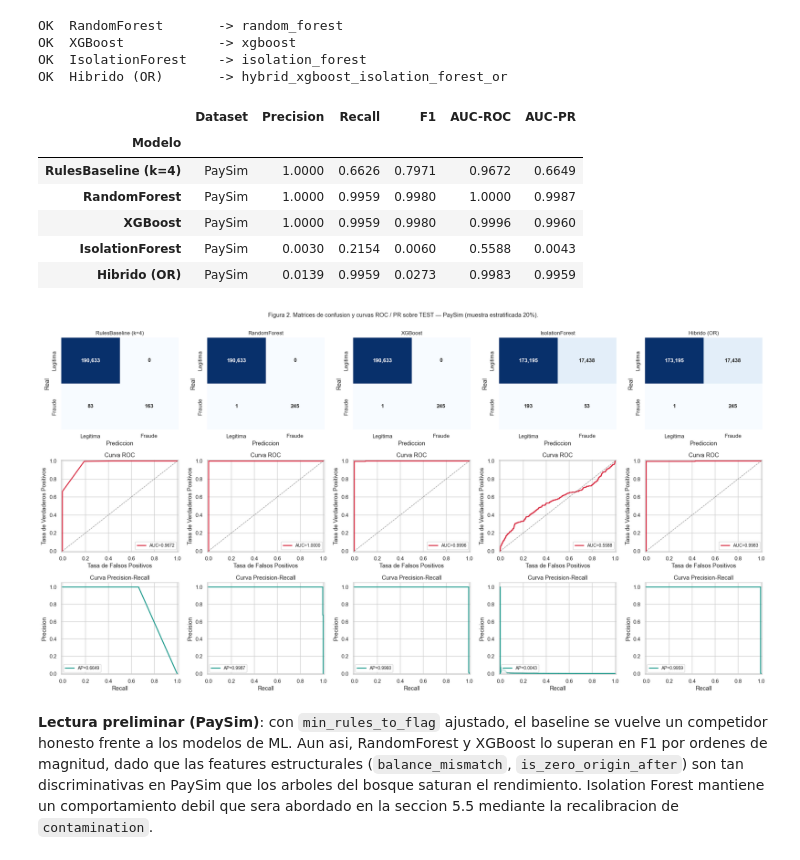
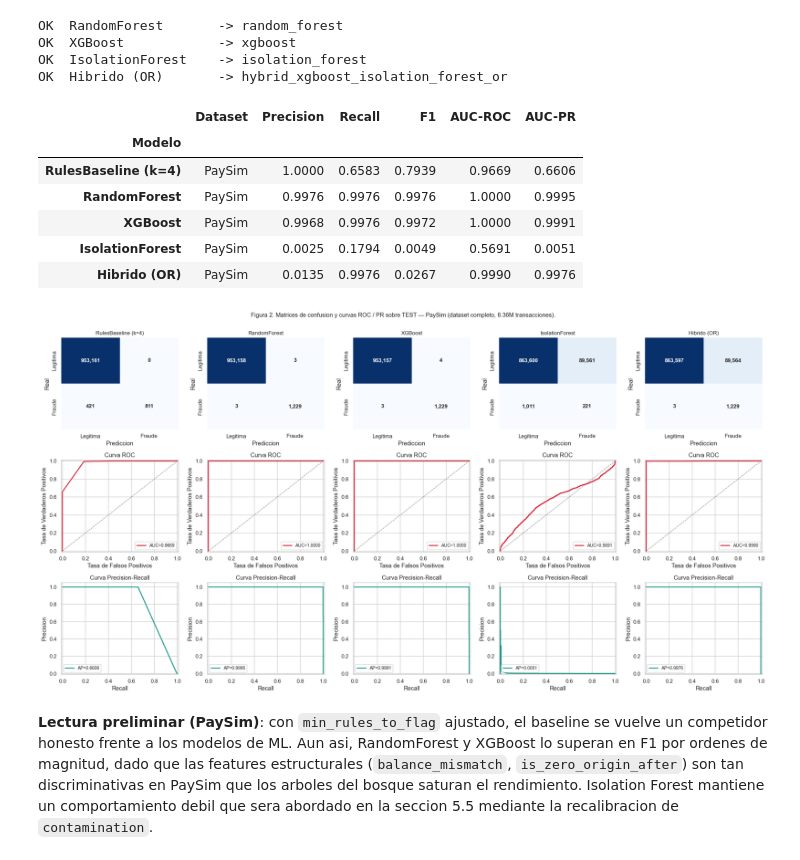
Before and after one commit to Cesaredmyt/fraud-detection-itm, a Jupyter notebook: notebooks/05_evaluacion_final_y_comparacion.ipynb, the cells around one changed output. Drawn from its saved outputs; the diff is of its cells as text; code cells hidden in the pictures.

```diff
--- a/notebooks/05_evaluacion_final_y_comparacion.ipynb
+++ b/notebooks/05_evaluacion_final_y_comparacion.ipynb
@@ -193,14 +196,16 @@ def reproducir_split_creditcard() -> tuple[pd.DataFrame, pd.Series, pd.DataFrame
 
 
 def reproducir_split_paysim() -> tuple[pd.DataFrame, pd.Series, pd.DataFrame, pd.Series, pd.DataFrame, pd.Series]:
-    """Reproduce el split del experimento exp_008 (PaySim con SMOTE).
+    """Reproduce el split del experimento exp_009 (PaySim COMPLETO con SMOTE).
 
-    Mantiene la misma logica que el training_pipeline: sample_fraction=0.20,
-    features temporal+amount+behavioral, exclusion de isFlaggedFraud. Devuelve
+    A diferencia de exp_008 (que usaba sample_fraction=0.20), aqui se cargan
+    los 6.36M de transacciones completas; el TEST resultante es 15% de ese
+    universo y por tanto representativo del comportamiento total del dataset.
+    Features temporal+amount+behavioral, exclusion de isFlaggedFraud. Devuelve
     tambien X_train_numeric/y_train para poder estimar la prevalencia real
     necesaria para la re-calibracion de Isolation Forest (tarea 3).
     """
-    df_clean, _ = load_and_clean('paysim', sample_fraction=0.20)
+    df_clean, _ = load_and_clean('paysim')
     df_feat = apply_features(
         df_clean,
         dataset='paysim',
@@ -468,12 +479,12 @@ Mejor min_rules_to_flag por F1: 4
 > regimen de carga operativa y la mejora de F1 atribuible al ML deja de estar
 > contaminada por una linea base intencionalmente permisiva.
 # %%
-# Cargar los modelos supervisados, IF e hibrido de PaySim (exp_008)
+# Cargar los modelos supervisados, IF e hibrido de PaySim (exp_009, dataset completo)
 MODELOS_PS = {
-    'RandomForest':    MODELS_DIR / 'exp_008_paysim_with_smote__random_forest.joblib',
-    'XGBoost':         MODELS_DIR / 'exp_008_paysim_with_smote__xgboost.joblib',
-    'IsolationForest': MODELS_DIR / 'exp_008_paysim_with_smote__isolation_forest.joblib',
-    'Hibrido (OR)':    MODELS_DIR / 'exp_008_paysim_with_smote__hybrid_xgboost_isolation_forest_or.joblib',
+    'RandomForest':    MODELS_DIR / 'exp_009_paysim_full_test__random_forest.joblib',
+    'XGBoost':         MODELS_DIR / 'exp_009_paysim_full_test__xgboost.joblib',
+    'IsolationForest': MODELS_DIR / 'exp_009_paysim_full_test__isolation_forest.joblib',
+    'Hibrido (OR)':    MODELS_DIR / 'exp_009_paysim_full_test__hybrid_xgboost_isolation_forest_or.joblib',
 }
 
 modelos_ps = {nombre: cargar_modelo(path) for nombre, path in MODELOS_PS.items()}
@@ -516,21 +527,21 @@ tabla_ps
 # %% [output]
 |  | Dataset | Precision | Recall | F1 | AUC-ROC | AUC-PR |
 | Modelo |  |  |  |  |  |  |
-| RulesBaseline (k=4) | PaySim | 1.0000 | 0.6626 | 0.7971 | 0.9672 | 0.6649 |
-| RandomForest | PaySim | 1.0000 | 0.9959 | 0.9980 | 1.0000 | 0.9987 |
-| XGBoost | PaySim | 1.0000 | 0.9959 | 0.9980 | 0.9996 | 0.9960 |
-| IsolationForest | PaySim | 0.0030 | 0.2154 | 0.0060 | 0.5588 | 0.0043 |
-| Hibrido (OR) | PaySim | 0.0139 | 0.9959 | 0.0273 | 0.9983 | 0.9959 |
+| RulesBaseline (k=4) | PaySim | 1.0000 | 0.6583 | 0.7939 | 0.9669 | 0.6606 |
+| RandomForest | PaySim | 0.9976 | 0.9976 | 0.9976 | 1.0000 | 0.9995 |
+| XGBoost | PaySim | 0.9968 | 0.9976 | 0.9972 | 1.0000 | 0.9991 |
+| IsolationForest | PaySim | 0.0025 | 0.1794 | 0.0049 | 0.5691 | 0.0051 |
+| Hibrido (OR) | PaySim | 0.0135 | 0.9976 | 0.0267 | 0.9990 | 0.9976 |
 # %%
-# Figura 5.2: matrices de confusion + ROC + PR para PaySim
+# Figura 5.2: matrices de confusion + ROC + PR para PaySim (dataset completo)
 _ = figura_2x3_por_modelo(
     resultados_ps,
-    dataset_label='PaySim (muestra estratificada 20%)',
+    dataset_label='PaySim (dataset completo, 6.36M transacciones)',
     numero_figura=2,
     filename='fig_5_2_paysim_test',
 )
 # %% [output]
-[figure, old version]
+[figure, new version]
 # %% [markdown]
 **Lectura preliminar (PaySim)**: con `min_rules_to_flag` ajustado, el
 baseline se vuelve un competidor honesto frente a los modelos de ML. Aun
```
Also changed, not shown: parts of 9 cells of this notebook, 2 other files.
